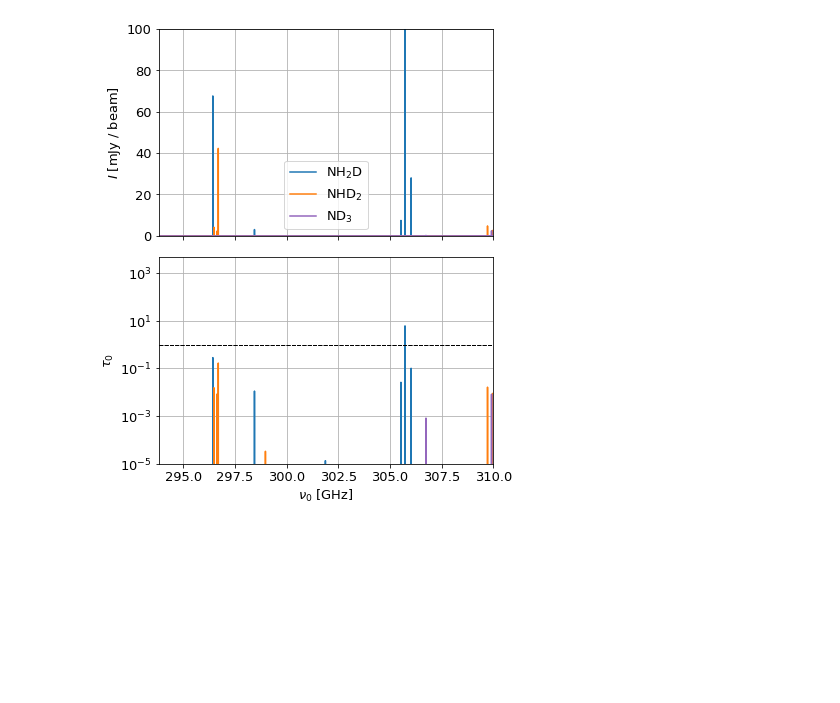
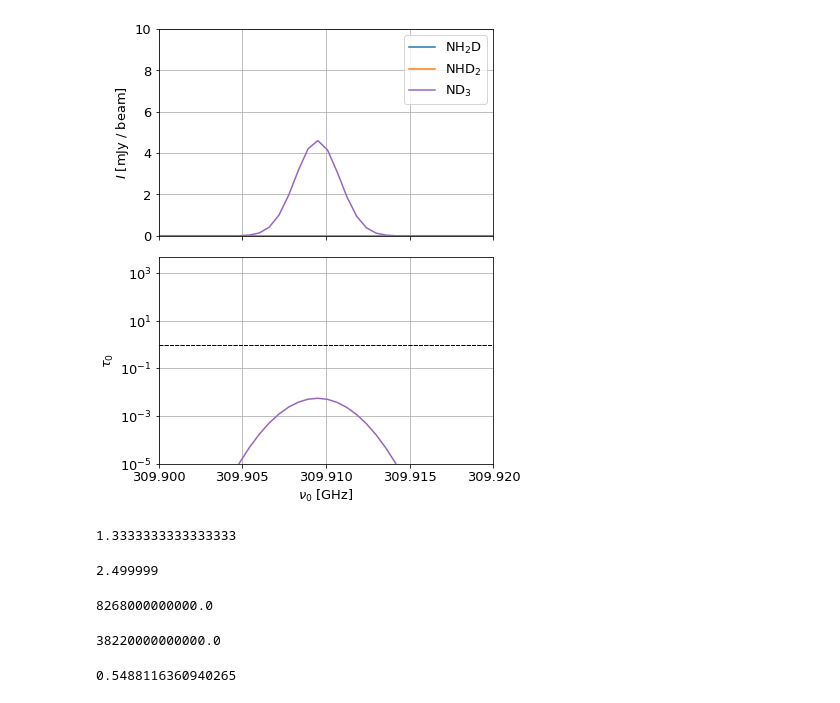
Before and after one commit to yyamato-as/Cycle9_deuterated_ammonia, a Jupyter notebook: estimate_intensity.ipynb, the cells around one changed output. Cells and saved outputs as stored; diff of their text form; code cells hidden in the pictures; blank space fills up the shorter version.

```diff
--- a/estimate_intensity.ipynb
+++ b/estimate_intensity.ipynb
@@ -10,10 +10,13 @@ ckms = ac.c.to(u.km/u.s).value
 # %%
 # lines of interest
 specie = [
-    # "NH3",
+    "NH3",
     "NH2D",
     "NHD2",
     "ND3",
+    # "H2CS",
+    # "HDCS",
+    # "D2CS"
     # "CH3OH",
     # "CH3(18)OH",
     # "(13)CH3OH",
@@ -27,10 +30,13 @@ pf_name = {"NH3": "NH3-wHFS",
            "CH3OH": "CH3OH",
            "CH3(18)OH": "CH3O-18-H",
            "(13)CH3OH": "C-13-H3OH",
-           "CH2DOH": "CH2DOH"}
+           "CH2DOH": "CH2DOH",
+           "H2CS": "H2CS ",
+           "HDCS": "HDCS",
+           "D2CS": "D2CS"}
 
 # frequency range of interest
-nu_range = (290 * u.GHz, 330 * u.GHz)
+nu_range = (290 * u.GHz, 350 * u.GHz)
 
 line_query = {}
 specie_id = {}
@@ -203,15 +221,23 @@ N = {"NH2D": 4.9e17,
 #      "ND3": 1.7e19 * 0.05 * 4e-3 * 1.8e-2 * 1.7e-2
 #      }
 
+# N_H2O = 1.7e19
+# N = {'NH3': N_H2O * 0.05,
+#      'NH2D': N_H2O * 0.05 * 4e-3,
+#      'NHD2': N_H2O * 0.05 * 4e-3 * 1.8e-2,
+#      'ND3': N_H2O * 0.05 * 4e-3 * 1.8e-2 * 1.7e-2,
+#      #'15NH3': 5.3e20 * 0.05 / 300.
+#     }
+
 tau300 = 0.6
 
 # Tex = 130
 # Tex = 200
 Tex = 160
-DeltaV = 2
+DeltaV = 3
 
-beam = 0.3 * u.arcsec # in arcsec
-source_size = 0.3 * u.arcsec # in arcsec
+beam = 0.5 * u.arcsec # in arcsec
+source_size = 0.5 * u.arcsec # in arcsec
 f = source_size ** 2 / (source_size ** 2 + beam ** 2)
 beam_area = np.pi / (4 * np.log(2)) * beam ** 2
 
@@ -256,37 +282,66 @@ plt.rcParams['font.size'] = 13
 fig, ax = plt.subplots(2, 1, figsize=(6, 8), sharex=True)
 
 xlim = (293.8, 310)
-# xlim = (309.8, 310)
+xlim = (309.9, 309.92)
 #xlim = (318, 322)
 # xlim = (296.5, 296.7)
 color = {'NH2D': 'tab:blue',
          'NHD2': 'tab:orange',
          'ND3': 'tab:purple',
          "CH3OH": "tab:green"
          #"ND3": "tab:green",
          }
 
 label = {'NH3': 'NH$_3$',
          'NH2D': 'NH$_2$D',
          'NHD2': 'NHD$_2$',
          'ND3': 'ND$_3$',
          "CH3OH": "CH$_3$OH"}
 
+label = {'NH3': 'NH$_3$',
+         'NH2D': 'NH$_2$D',
+         'NHD2': 'NHD$_2$',
+         'ND3': 'ND$_3$',
+         "CH3OH": "CH$_3$OH",
+         "H2CS": "H$_2$CS",
+         "HDCS": "HDCS",
+         "D2CS": "D$_2$CS"}
+
 for s in specie:
     # intenisty
     ax[0].plot(nu*1e-9, I_all[s], color=color[s], label=label[s])
-    ax[0].set(xlim=xlim, ylim=(0, 100), ylabel=r'$I$ [mJy / beam]')
+    ax[0].set(xlim=xlim, ylim=(0, 10), ylabel=r'$I$ [mJy / beam]')
     #ax[0].xaxis.set_major_locator(ticker.MultipleLocator(1.0))
     #ax[0].yaxis.set_minor_locator(ticker.MultipleLocator(1.0))
     ax[0].legend()
 
     # tau
     ax[1].plot(nu*1e-9, tau_all[s], color=color[s])
     ax[1].axhline(y=1.0, color='black', ls='--', lw=1.0)
     ax[1].set(xlim=xlim, xlabel=r'$\nu_0$ [GHz]', ylabel=r'$\tau_0$', yscale='log', ylim=(1e-5, 5e3))
 
 ax[0].grid()
 ax[1].grid()
 plt.subplots_adjust(hspace=0.1)
 # %% [output]
-[figure, old version]
+[figure, new version]
+# %%
+4/3
+# %% [output]
+1.3333333333333333
+# %%
+0.833333*3
+# %% [output]
+2.499999
+# %%
+5.3e20 * 0.05 * 4e-3 *1.3e-2 * 6.0e-3
+# %% [output]
+8268000000000.0
+# %%
+4.9e17*1.3e-2*6.0e-3
+# %% [output]
+38220000000000.0
+# %%
+np.exp(-0.6)
+# %% [output]
+0.5488116360940265
```
Also changed, not shown: parts of 2 cells of this notebook.
